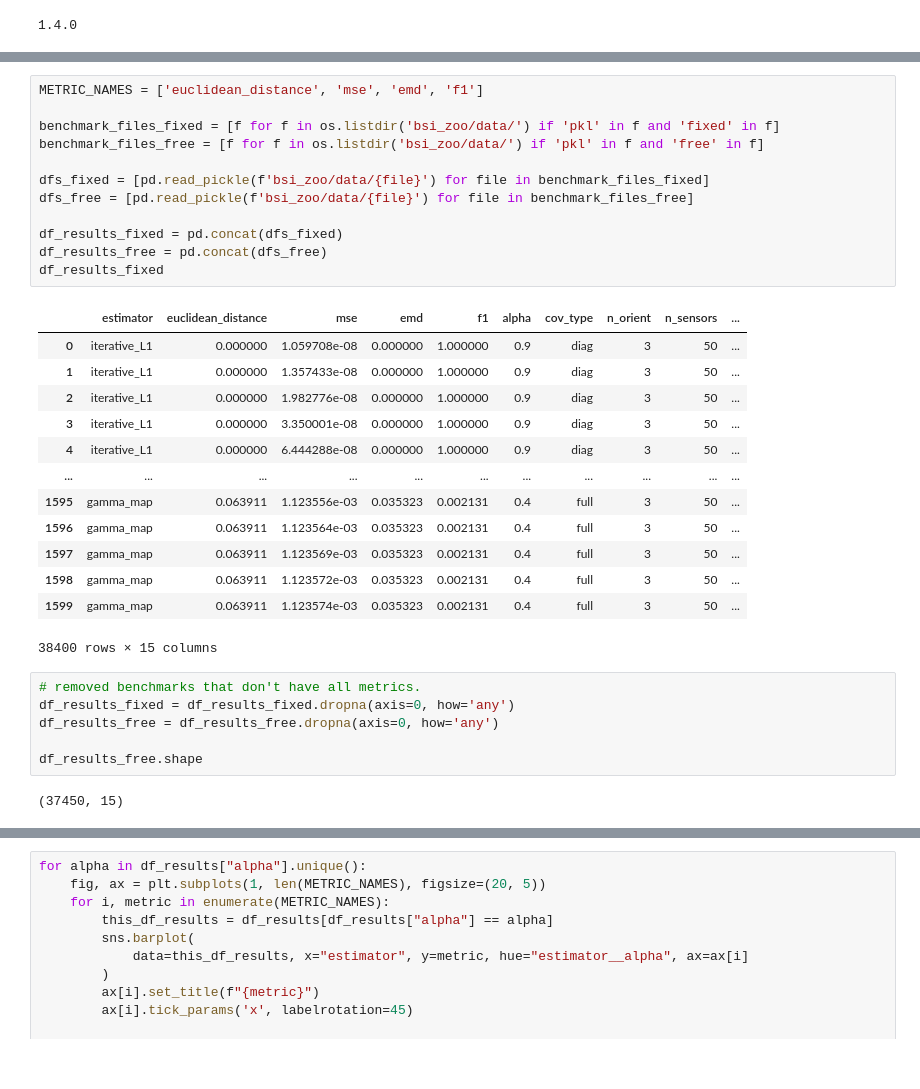
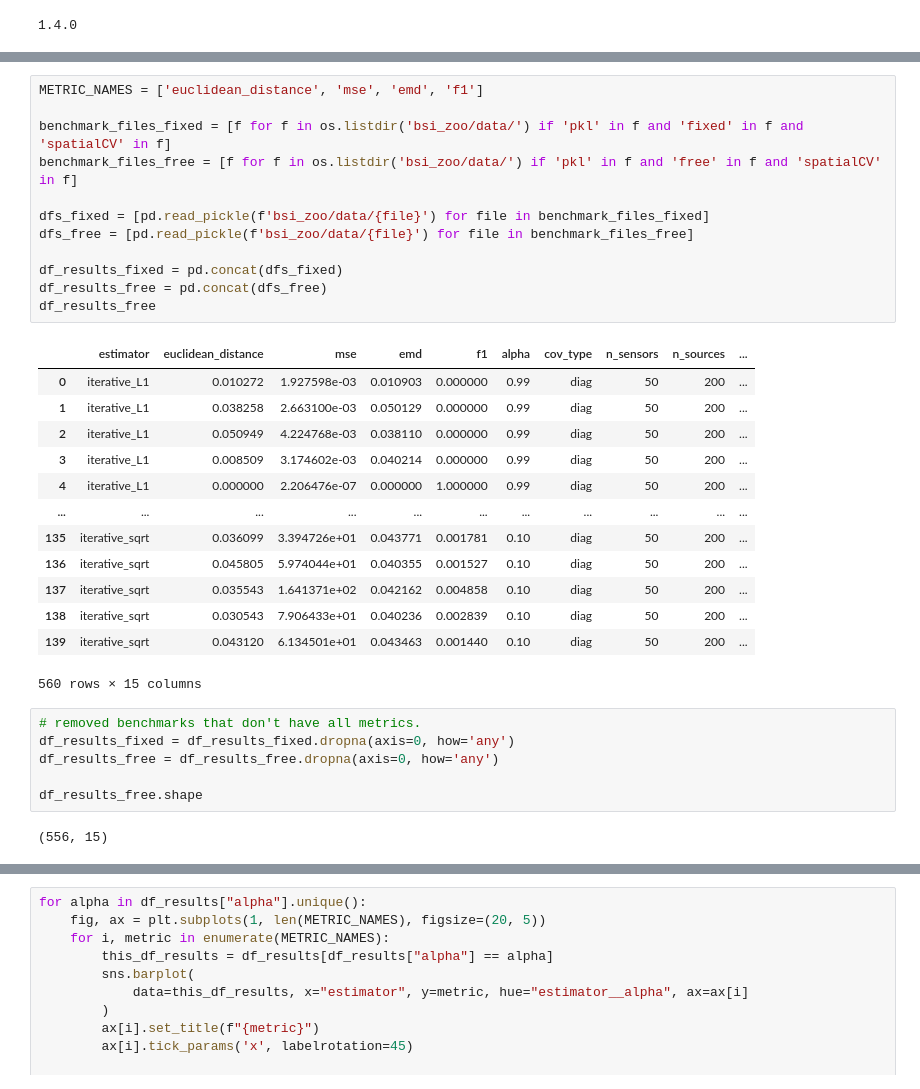
Before and after one commit to braindatalab/BSI-Zoo, a Jupyter notebook: plot_benchmark_metrics.ipynb, the cells around one changed output, grey strips where cells are left out. Saved outputs shown, nothing was run; the diff lists cells and outputs as text.

```diff
--- a/plot_benchmark_metrics.ipynb
+++ b/plot_benchmark_metrics.ipynb
@@ -36,29 +25,29 @@ IPython.OutputArea.prototype._should_scroll = function(lines){return false;}
 # %%
 METRIC_NAMES = ['euclidean_distance', 'mse', 'emd', 'f1']
 
-benchmark_files_fixed = [f for f in os.listdir('bsi_zoo/data/') if 'pkl' in f and 'fixed' in f]
-benchmark_files_free = [f for f in os.listdir('bsi_zoo/data/') if 'pkl' in f and 'free' in f]
+benchmark_files_fixed = [f for f in os.listdir('bsi_zoo/data/') if 'pkl' in f and 'fixed' in f and 'spatialCV' in f]
+benchmark_files_free = [f for f in os.listdir('bsi_zoo/data/') if 'pkl' in f and 'free' in f and 'spatialCV' in f]
 
 dfs_fixed = [pd.read_pickle(f'bsi_zoo/data/{file}') for file in benchmark_files_fixed]
 dfs_free = [pd.read_pickle(f'bsi_zoo/data/{file}') for file in benchmark_files_free]
 
 df_results_fixed = pd.concat(dfs_fixed)
 df_results_free = pd.concat(dfs_free)
-df_results_fixed
+df_results_free
 # %% [output]
-|  | estimator | euclidean_distance | mse | emd | f1 | alpha | cov_type | n_orient | n_sensors | ... |
-| 0 | iterative_L1 | 0.000000 | 1.059708e-08 | 0.000000 | 1.000000 | 0.9 | diag | 3 | 50 | ... |
-| 1 | iterative_L1 | 0.000000 | 1.357433e-08 | 0.000000 | 1.000000 | 0.9 | diag | 3 | 50 | ... |
-| 2 | iterative_L1 | 0.000000 | 1.982776e-08 | 0.000000 | 1.000000 | 0.9 | diag | 3 | 50 | ... |
-| 3 | iterative_L1 | 0.000000 | 3.350001e-08 | 0.000000 | 1.000000 | 0.9 | diag | 3 | 50 | ... |
-| 4 | iterative_L1 | 0.000000 | 6.444288e-08 | 0.000000 | 1.000000 | 0.9 | diag | 3 | 50 | ... |
+|  | estimator | euclidean_distance | mse | emd | f1 | alpha | cov_type | n_sensors | n_sources | ... |
+| 0 | iterative_L1 | 0.010272 | 1.927598e-03 | 0.010903 | 0.000000 | 0.99 | diag | 50 | 200 | ... |
+| 1 | iterative_L1 | 0.038258 | 2.663100e-03 | 0.050129 | 0.000000 | 0.99 | diag | 50 | 200 | ... |
+| 2 | iterative_L1 | 0.050949 | 4.224768e-03 | 0.038110 | 0.000000 | 0.99 | diag | 50 | 200 | ... |
+| 3 | iterative_L1 | 0.008509 | 3.174602e-03 | 0.040214 | 0.000000 | 0.99 | diag | 50 | 200 | ... |
+| 4 | iterative_L1 | 0.000000 | 2.206476e-07 | 0.000000 | 1.000000 | 0.99 | diag | 50 | 200 | ... |
 | ... | ... | ... | ... | ... | ... | ... | ... | ... | ... | ... |
-| 1595 | gamma_map | 0.063911 | 1.123556e-03 | 0.035323 | 0.002131 | 0.4 | full | 3 | 50 | ... |
-| 1596 | gamma_map | 0.063911 | 1.123564e-03 | 0.035323 | 0.002131 | 0.4 | full | 3 | 50 | ... |
-| 1597 | gamma_map | 0.063911 | 1.123569e-03 | 0.035323 | 0.002131 | 0.4 | full | 3 | 50 | ... |
-| 1598 | gamma_map | 0.063911 | 1.123572e-03 | 0.035323 | 0.002131 | 0.4 | full | 3 | 50 | ... |
-| 1599 | gamma_map | 0.063911 | 1.123574e-03 | 0.035323 | 0.002131 | 0.4 | full | 3 | 50 | ... |
+| 135 | iterative_sqrt | 0.036099 | 3.394726e+01 | 0.043771 | 0.001781 | 0.10 | diag | 50 | 200 | ... |
+| 136 | iterative_sqrt | 0.045805 | 5.974044e+01 | 0.040355 | 0.001527 | 0.10 | diag | 50 | 200 | ... |
+| 137 | iterative_sqrt | 0.035543 | 1.641371e+02 | 0.042162 | 0.004858 | 0.10 | diag | 50 | 200 | ... |
+| 138 | iterative_sqrt | 0.030543 | 7.906433e+01 | 0.040236 | 0.002839 | 0.10 | diag | 50 | 200 | ... |
+| 139 | iterative_sqrt | 0.043120 | 6.134501e+01 | 0.043463 | 0.001440 | 0.10 | diag | 50 | 200 | ... |
-38400 rows × 15 columns
+560 rows × 15 columns
 # %%
 # removed benchmarks that don't have all metrics.
 df_results_fixed = df_results_fixed.dropna(axis=0, how='any')
@@ -66,7 +55,7 @@ df_results_free = df_results_free.dropna(axis=0, how='any')
 
 df_results_free.shape
 # %% [output]
-(37450, 15)
+(556, 15)
 # %%
 # SNR vs NNZ
 for df_results, orientation in zip([df_results_fixed, df_results_free], ["fixed", "free"]):
```
Also changed, not shown: parts of 5 cells of this notebook.
